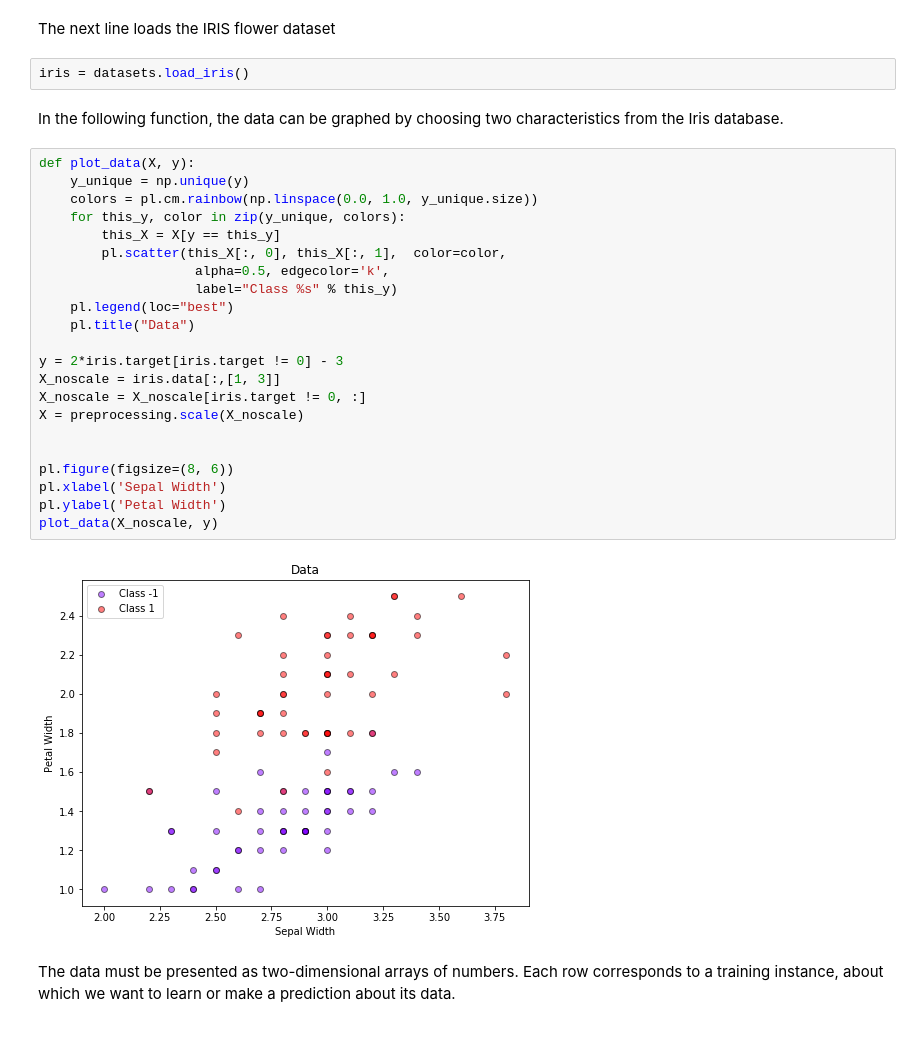
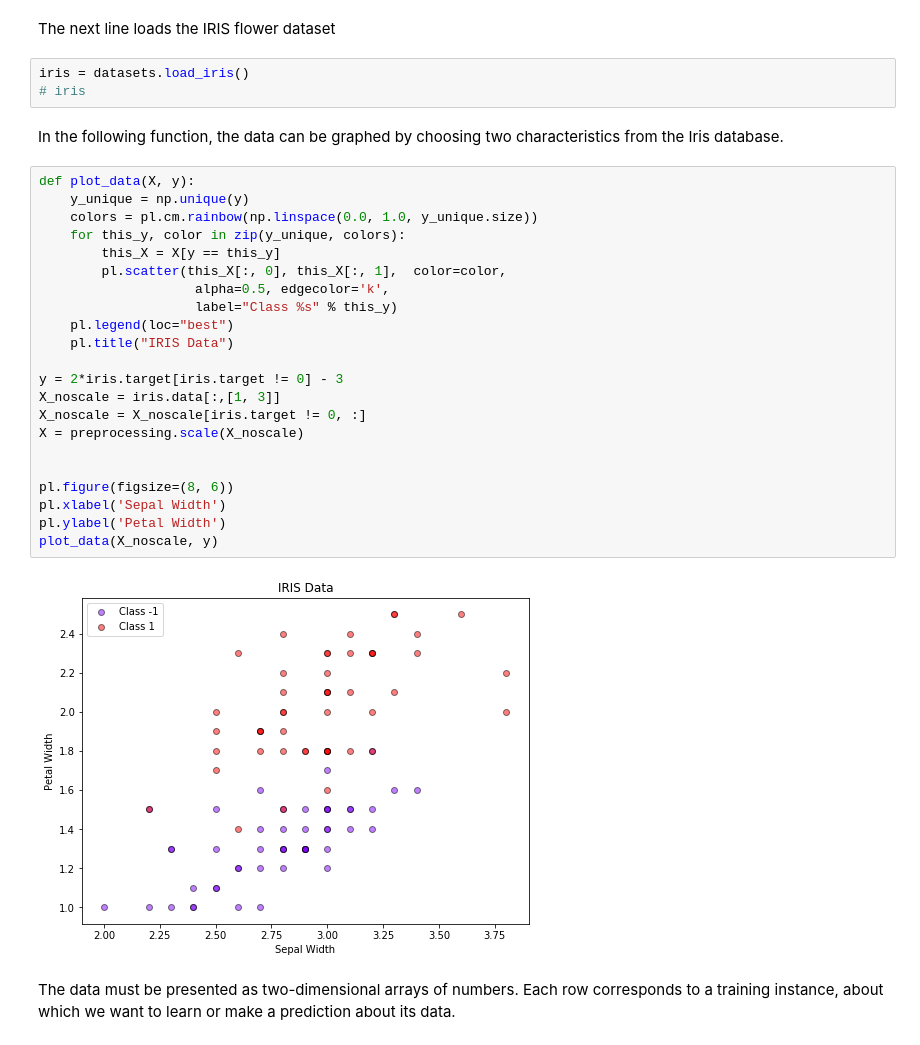
Before and after one commit to TheGlitchCat/Python-Course, a Jupyter notebook: Week 7/01 - Intro Machine Learning.ipynb, the cells around one changed output. Drawn from its saved outputs; the diff is of its cells as text.

```diff
--- a/Week 7/01 - Intro Machine Learning.ipynb
+++ b/Week 7/01 - Intro Machine Learning.ipynb
@@ -29,32 +29,33 @@ from PIL import Image
 The next line loads the IRIS flower dataset
 # %%
 iris = datasets.load_iris()
+# iris
 # %% [markdown]
 In the following function, the data can be graphed by choosing two characteristics from the Iris database.
 # %%
 def plot_data(X, y):
     y_unique = np.unique(y)
     colors = pl.cm.rainbow(np.linspace(0.0, 1.0, y_unique.size))
     for this_y, color in zip(y_unique, colors):
         this_X = X[y == this_y]
         pl.scatter(this_X[:, 0], this_X[:, 1],  color=color,
                     alpha=0.5, edgecolor='k',
                     label="Class %s" % this_y)
     pl.legend(loc="best")
-    pl.title("Data")
+    pl.title("IRIS Data")
 
 y = 2*iris.target[iris.target != 0] - 3
 X_noscale = iris.data[:,[1, 3]]
 X_noscale = X_noscale[iris.target != 0, :]
 X = preprocessing.scale(X_noscale)
 
 
 pl.figure(figsize=(8, 6))
 pl.xlabel('Sepal Width')
 pl.ylabel('Petal Width')
 plot_data(X_noscale, y)
 # %% [output]
-[figure, old version]
+[figure, new version]
 # %% [markdown]
 The data must be presented as two-dimensional arrays of numbers. Each row corresponds to a training instance, about which we want to learn or make a prediction about its data.
 # %% [markdown]
```
Also changed, not shown: parts of 2 cells of this notebook, 2 other files.
